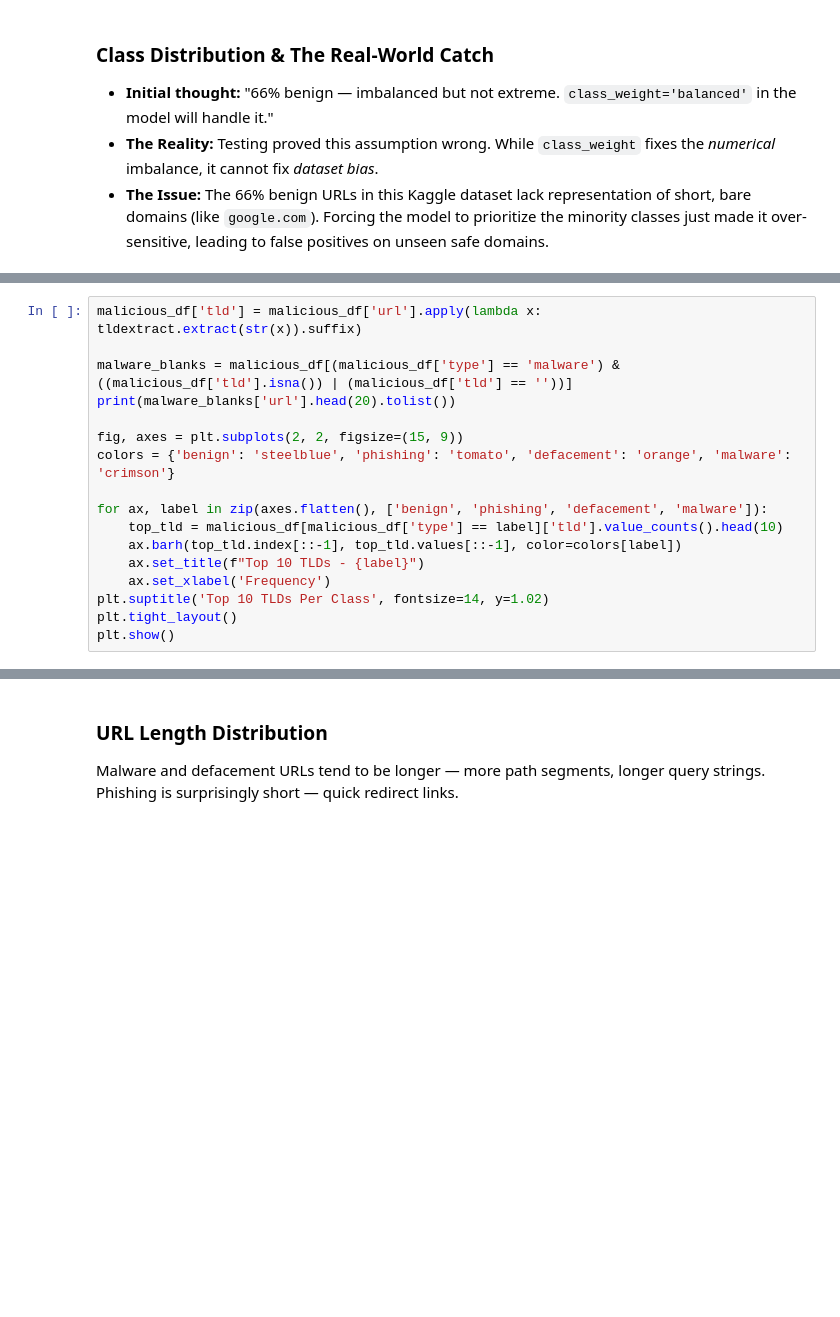
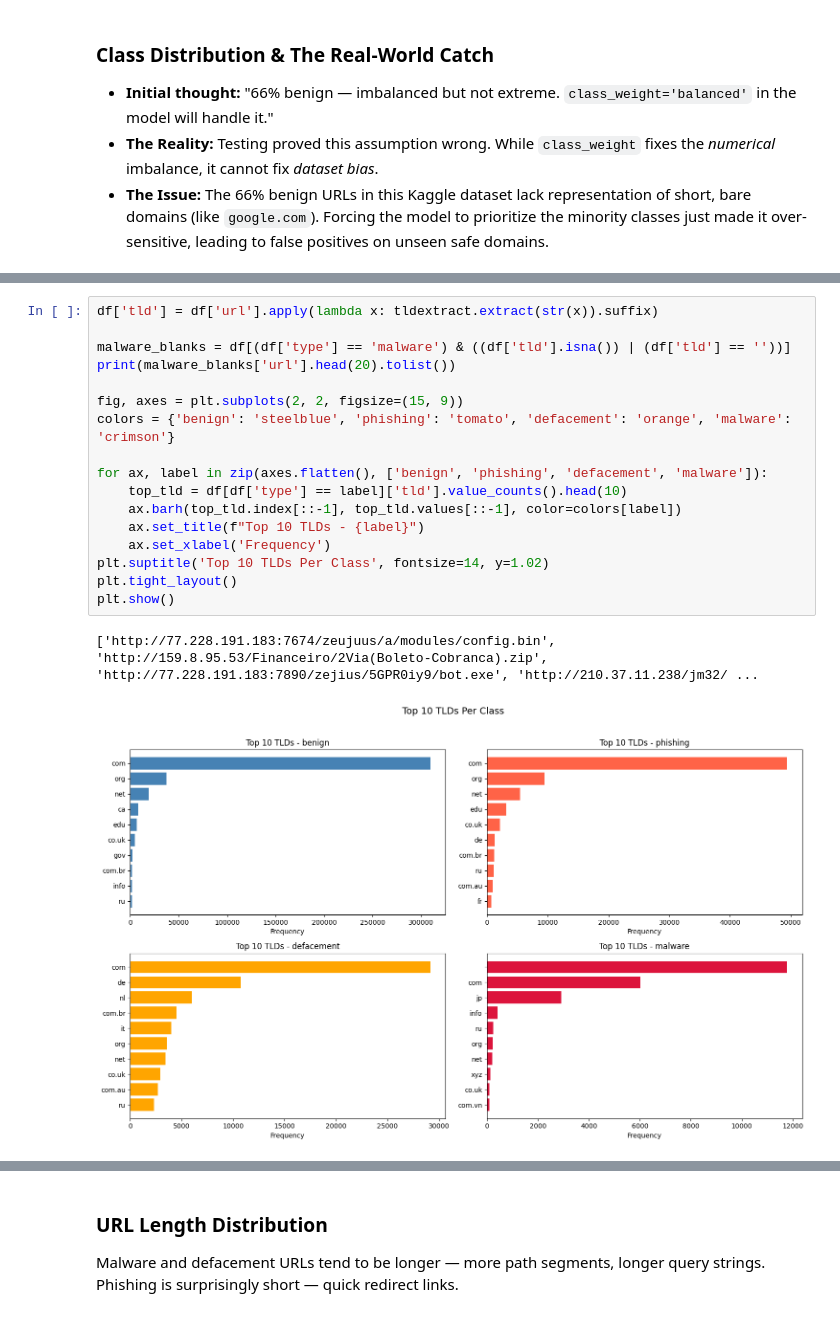
Before and after one commit to satyamkarn100-ctrl/Cyber-Threat-Detection, a Jupyter notebook: URL-Phishing.ipynb, the cells around one changed output, grey strips where cells are left out. Cells and saved outputs as stored; diff of their text form; blank space fills up the shorter version.

```diff
--- a/URL-Phishing.ipynb
+++ b/URL-Phishing.ipynb
@@ -325,18 +408,21 @@ plt.show()
 # %%
-malicious_df['tld'] = malicious_df['url'].apply(lambda x: tldextract.extract(str(x)).suffix)
+df['tld'] = df['url'].apply(lambda x: tldextract.extract(str(x)).suffix)
 
-malware_blanks = malicious_df[(malicious_df['type'] == 'malware') & ((malicious_df['tld'].isna()) | (malicious_df['tld'] == ''))]
+malware_blanks = df[(df['type'] == 'malware') & ((df['tld'].isna()) | (df['tld'] == ''))]
 print(malware_blanks['url'].head(20).tolist())
 
 fig, axes = plt.subplots(2, 2, figsize=(15, 9))
 colors = {'benign': 'steelblue', 'phishing': 'tomato', 'defacement': 'orange', 'malware': 'crimson'}
 
 for ax, label in zip(axes.flatten(), ['benign', 'phishing', 'defacement', 'malware']):
-    top_tld = malicious_df[malicious_df['type'] == label]['tld'].value_counts().head(10)
+    top_tld = df[df['type'] == label]['tld'].value_counts().head(10)
     ax.barh(top_tld.index[::-1], top_tld.values[::-1], color=colors[label])
     ax.set_title(f"Top 10 TLDs - {label}")
     ax.set_xlabel('Frequency')
 plt.suptitle('Top 10 TLDs Per Class', fontsize=14, y=1.02)
 plt.tight_layout()
 plt.show()
+# %% [output]
+['http://77.228.191.183:7674/zeujuus/a/modules/config.bin', 'http://159.8.95.53/Financeiro/2Via(Boleto-Cobranca).zip', 'http://77.228.191.183:7890/zejius/5GPR0iy9/bot.exe', 'http://210.37.11.238/jm32/ ...
+[figure, added]
 # %%
```
Also changed, not shown: parts of 80 cells of this notebook.
